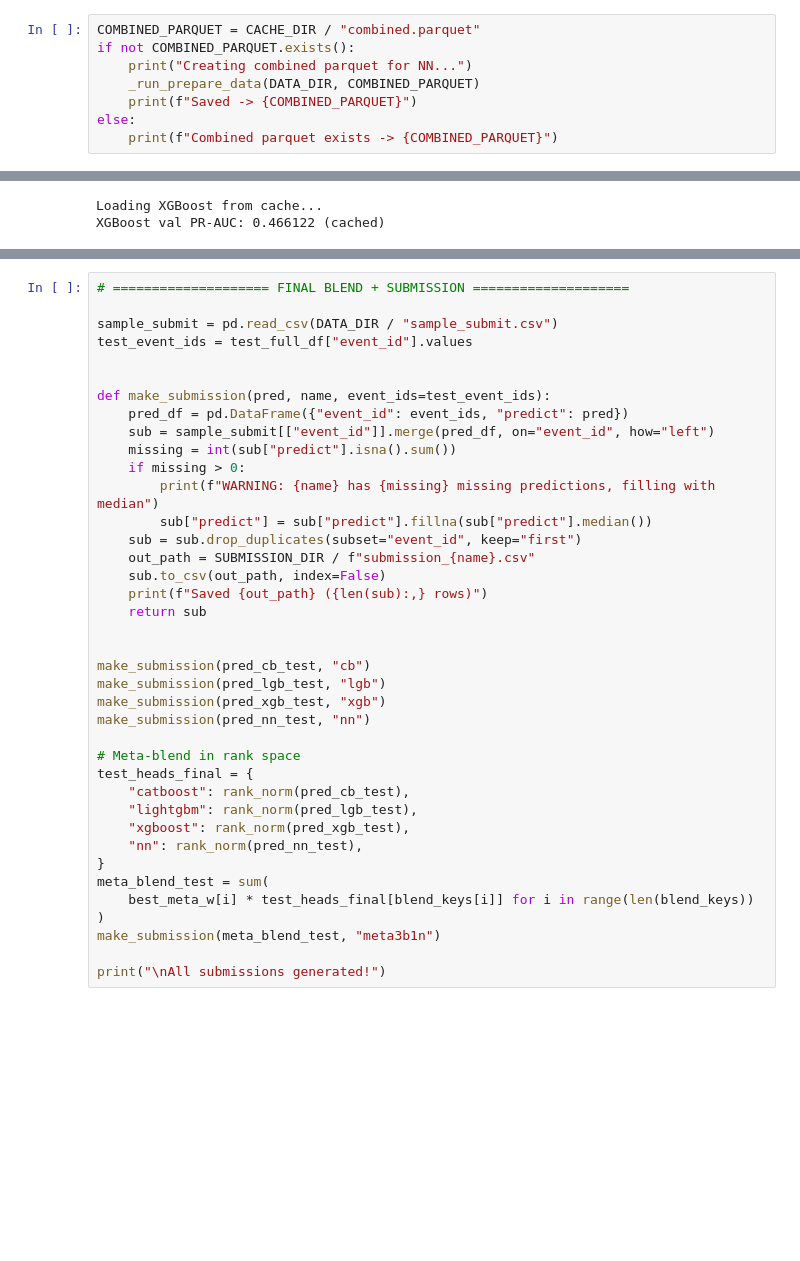
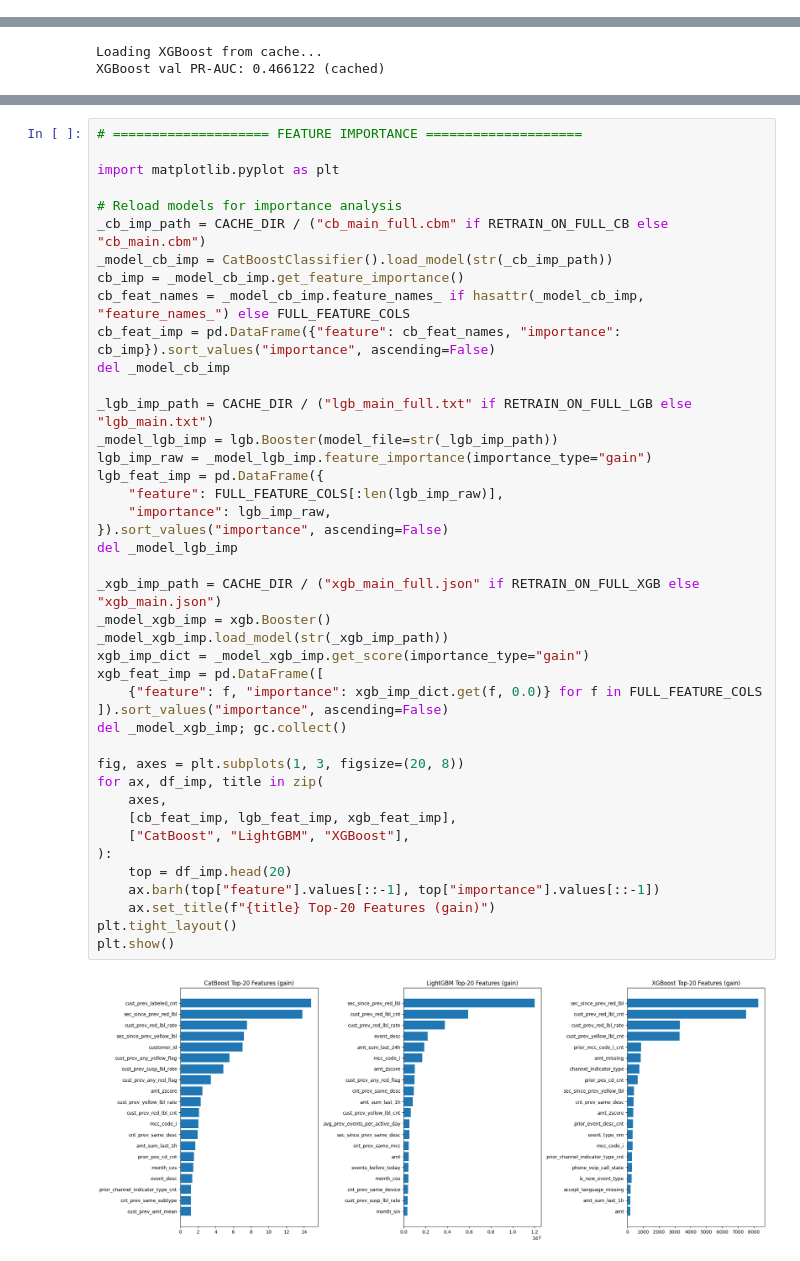
Before and after one commit to jmihan/data_fusion_guardian, a Jupyter notebook: meta3b1n.ipynb, the cells around one changed output, grey strips where cells are left out. Saved outputs shown, nothing was run; the diff lists cells and outputs as text; blank space fills up the shorter version.

Commit message:
Sync meta3b1n notebook with refactored script

```diff
--- a/meta3b1n.ipynb
+++ b/meta3b1n.ipynb
@@ -108,11 +84,3 @@ print("CACHE_DIR:", CACHE_DIR.resolve())
 GPU: NVIDIA GeForce RTX 3060 Ti, VRAM: 8.0 GB
 DATA_DIR: D:\prog\ml\data_fusion\local_df\data\raw
 CACHE_DIR: D:\prog\ml\data_fusion\local_df\cache\meta3b1n
-# %%
-COMBINED_PARQUET = CACHE_DIR / "combined.parquet"
-if not COMBINED_PARQUET.exists():
-    print("Creating combined parquet for NN...")
-    _run_prepare_data(DATA_DIR, COMBINED_PARQUET)
-    print(f"Saved -> {COMBINED_PARQUET}")
-else:
-    print(f"Combined parquet exists -> {COMBINED_PARQUET}")
@@ -2534,40 +2052,45 @@ print(f"NN test predictions aligned: {nn_test_coverage}/{len(test_full_df)} even
 # %%
-# ==================== FINAL BLEND + SUBMISSION ====================
+# ==================== FEATURE IMPORTANCE ====================
 
-sample_submit = pd.read_csv(DATA_DIR / "sample_submit.csv")
-test_event_ids = test_full_df["event_id"].values
+import matplotlib.pyplot as plt
 
+# Reload models for importance analysis
+_cb_imp_path = CACHE_DIR / ("cb_main_full.cbm" if RETRAIN_ON_FULL_CB else "cb_main.cbm")
+_model_cb_imp = CatBoostClassifier().load_model(str(_cb_imp_path))
+cb_imp = _model_cb_imp.get_feature_importance()
+cb_feat_names = _model_cb_imp.feature_names_ if hasattr(_model_cb_imp, "feature_names_") else FULL_FEATURE_COLS
+cb_feat_imp = pd.DataFrame({"feature": cb_feat_names, "importance": cb_imp}).sort_values("importance", ascending=False)
+del _model_cb_imp
 
-def make_submission(pred, name, event_ids=test_event_ids):
-    pred_df = pd.DataFrame({"event_id": event_ids, "predict": pred})
-    sub = sample_submit[["event_id"]].merge(pred_df, on="event_id", how="left")
-    missing = int(sub["predict"].isna().sum())
-    if missing > 0:
-        print(f"WARNING: {name} has {missing} missing predictions, filling with median")
-        sub["predict"] = sub["predict"].fillna(sub["predict"].median())
-    sub = sub.drop_duplicates(subset="event_id", keep="first")
-    out_path = SUBMISSION_DIR / f"submission_{name}.csv"
-    sub.to_csv(out_path, index=False)
-    print(f"Saved {out_path} ({len(sub):,} rows)")
-    return sub
+_lgb_imp_path = CACHE_DIR / ("lgb_main_full.txt" if RETRAIN_ON_FULL_LGB else "lgb_main.txt")
+_model_lgb_imp = lgb.Booster(model_file=str(_lgb_imp_path))
+lgb_imp_raw = _model_lgb_imp.feature_importance(importance_type="gain")
+lgb_feat_imp = pd.DataFrame({
+    "feature": FULL_FEATURE_COLS[:len(lgb_imp_raw)],
+    "importance": lgb_imp_raw,
+}).sort_values("importance", ascending=False)
+del _model_lgb_imp
 
+_xgb_imp_path = CACHE_DIR / ("xgb_main_full.json" if RETRAIN_ON_FULL_XGB else "xgb_main.json")
+_model_xgb_imp = xgb.Booster()
+_model_xgb_imp.load_model(str(_xgb_imp_path))
+xgb_imp_dict = _model_xgb_imp.get_score(importance_type="gain")
+xgb_feat_imp = pd.DataFrame([
+    {"feature": f, "importance": xgb_imp_dict.get(f, 0.0)} for f in FULL_FEATURE_COLS
+]).sort_values("importance", ascending=False)
+del _model_xgb_imp; gc.collect()
 
-make_submission(pred_cb_test, "cb")
-make_submission(pred_lgb_test, "lgb")
-make_submission(pred_xgb_test, "xgb")
-make_submission(pred_nn_test, "nn")
-
-# Meta-blend in rank space
-test_heads_final = {
-    "catboost": rank_norm(pred_cb_test),
-    "lightgbm": rank_norm(pred_lgb_test),
-    "xgboost": rank_norm(pred_xgb_test),
-    "nn": rank_norm(pred_nn_test),
-}
-meta_blend_test = sum(
-    best_meta_w[i] * test_heads_final[blend_keys[i]] for i in range(len(blend_keys))
-)
-make_submission(meta_blend_test, "meta3b1n")
-
-print("\nAll submissions generated!")
+fig, axes = plt.subplots(1, 3, figsize=(20, 8))
+for ax, df_imp, title in zip(
+    axes,
+    [cb_feat_imp, lgb_feat_imp, xgb_feat_imp],
+    ["CatBoost", "LightGBM", "XGBoost"],
+):
+    top = df_imp.head(20)
+    ax.barh(top["feature"].values[::-1], top["importance"].values[::-1])
+    ax.set_title(f"{title} Top-20 Features (gain)")
+plt.tight_layout()
+plt.show()
+# %% [output]
+[figure, added]
 # %%
```
Also changed, not shown: parts of 12 cells of this notebook.
